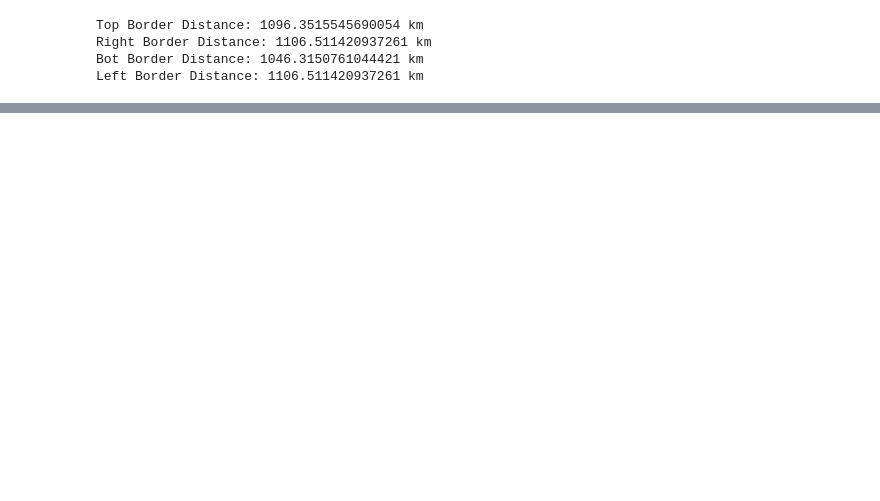
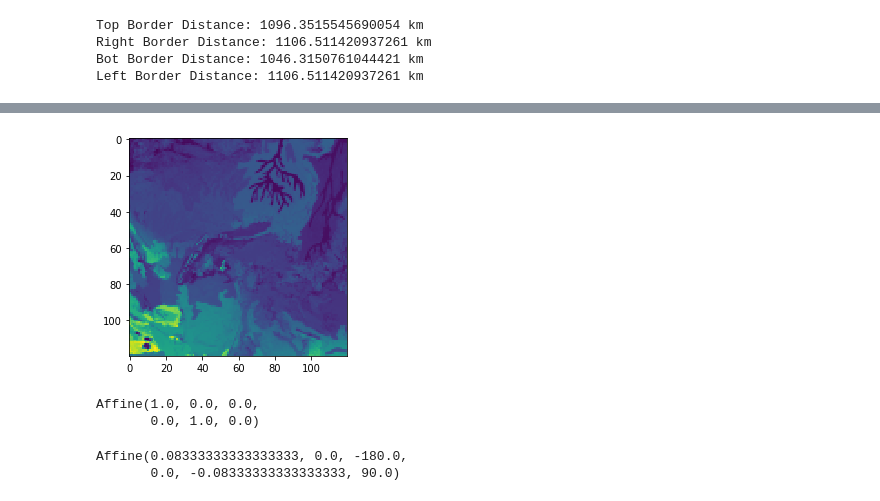
Before and after one commit to ssivak3/Deforestation-Data-Processing, a Jupyter notebook: notebooks/data_aggregation.ipynb, the cells around one changed output, grey strips where cells are left out. Cells and saved outputs as stored; diff of their text form; code cells hidden in the pictures; blank space fills up the shorter version.

```diff
--- a/notebooks/data_aggregation.ipynb
+++ b/notebooks/data_aggregation.ipynb
@@ -338,0 +348,18 @@ maize_data_seg.max()
+# %%
+with rio.open("maize_data_segmentation.tif") as a:
+    ab = a.read()
+ab = np.squeeze(ab)
+plt.imshow(ab)
+plt.show()
+# %% [output]
+[figure, added]
+# %%
+a.transform
+# %% [output]
+Affine(1.0, 0.0, 0.0,
+       0.0, 1.0, 0.0)
+# %%
+maize_src.transform
+# %% [output]
+Affine(0.08333333333333333, 0.0, -180.0,
+       0.0, -0.08333333333333333, 90.0)
```
Also changed, not shown: parts of 28 cells of this notebook, 1 other file.
